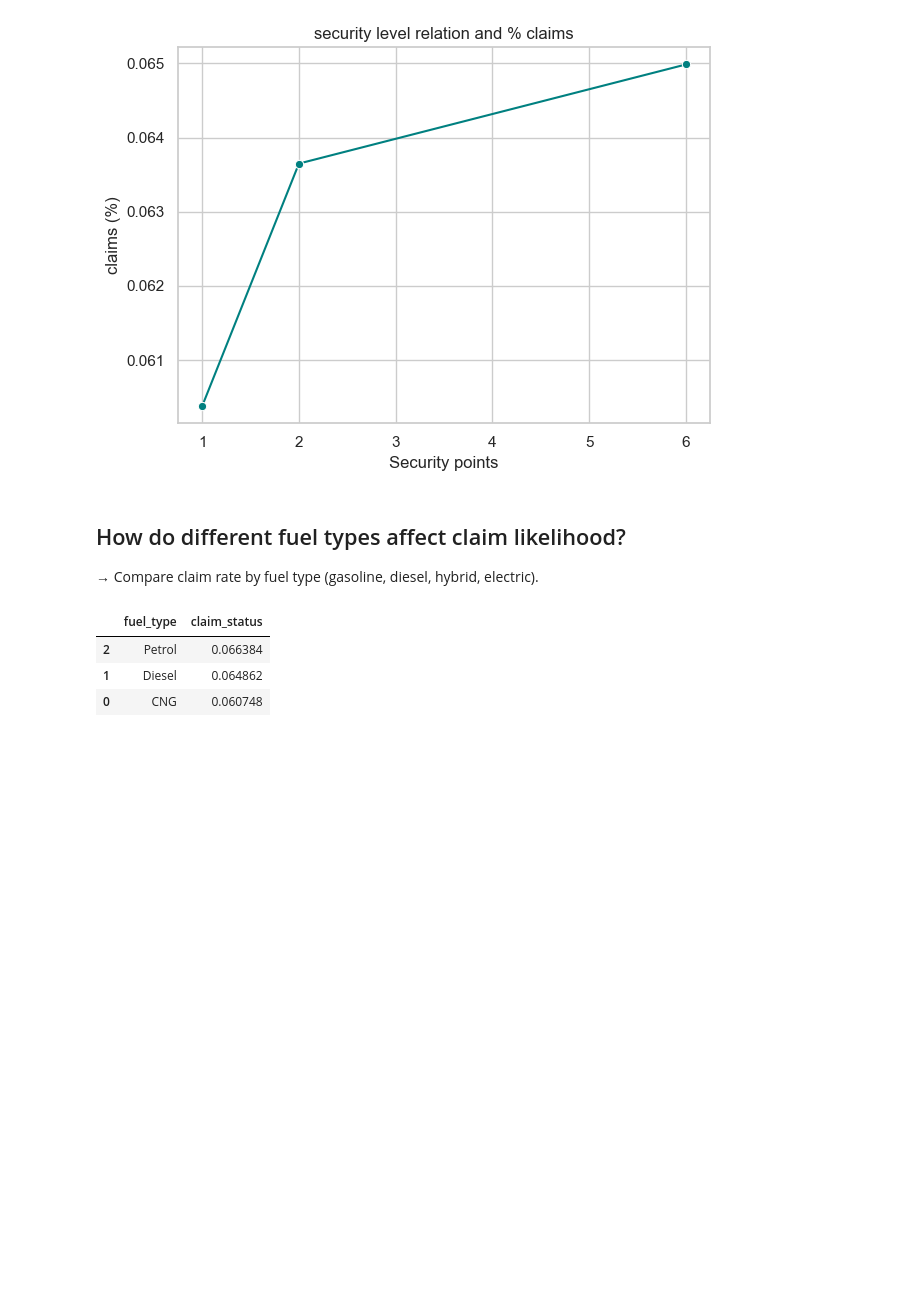
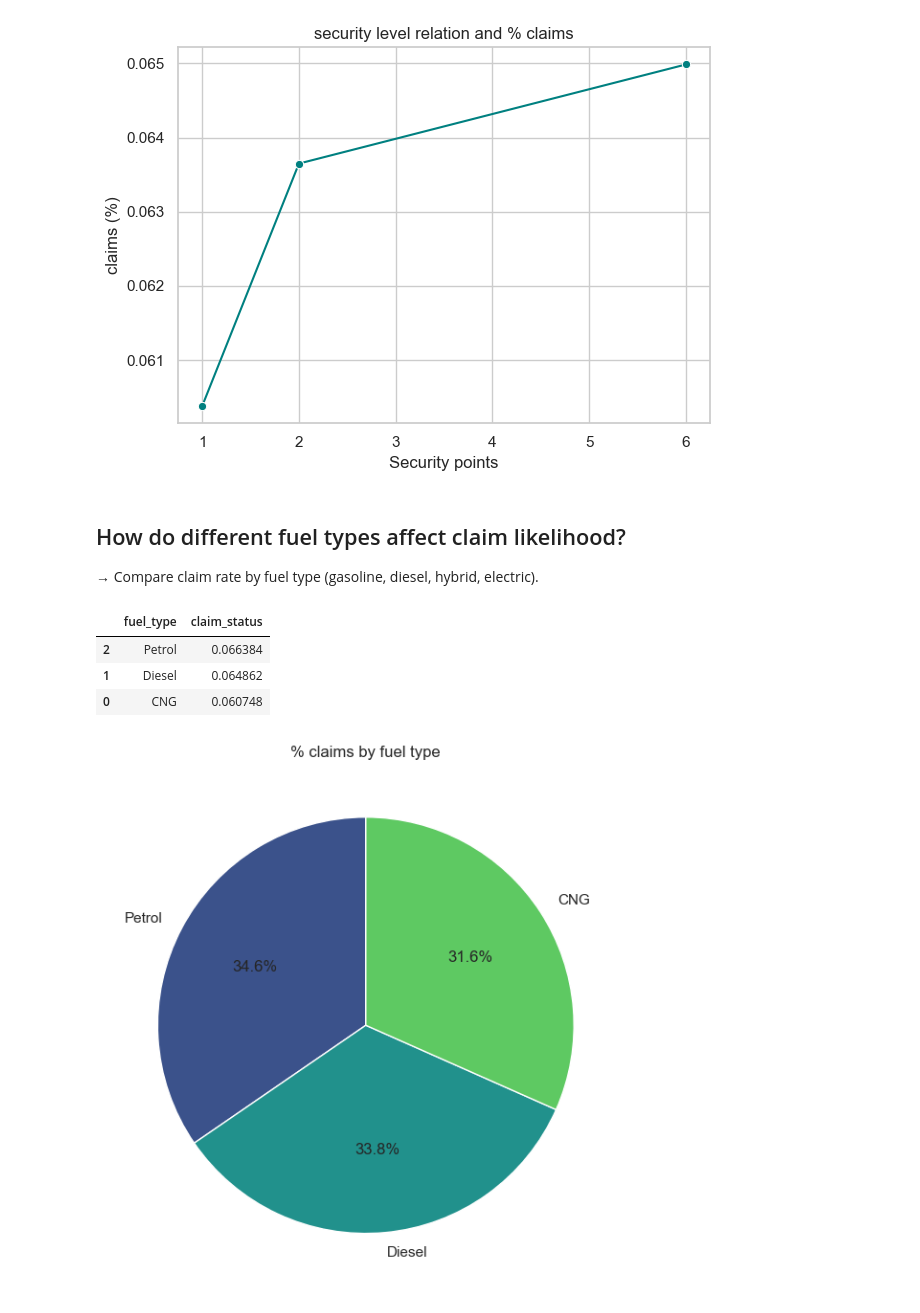
Before and after one commit to tlilimaryem7-cloud/project-2-eda-sql, a Jupyter notebook: vehicle-characteristics.ipynb, the cells around one changed output. Saved outputs shown, nothing was run; the diff lists cells and outputs as text; code cells hidden in the pictures; blank space fills up the shorter version.

```diff
--- a/vehicle-characteristics.ipynb
+++ b/vehicle-characteristics.ipynb
@@ -266,3 +266,17 @@ claim_rate_by_fuel
 | 2 | Petrol | 0.066384 |
 | 1 | Diesel | 0.064862 |
 | 0 | CNG | 0.060748 |
+# %%
+plt.figure(figsize=(6, 6))
+plt.pie(
+    claim_rate_by_fuel['claim_status'],
+    labels=claim_rate_by_fuel['fuel_type'],
+    autopct='%1.1f%%',
+    startangle=90,
+    colors=sns.color_palette('viridis', len(claim_rate_by_fuel))
+)
+plt.title('% claims by fuel type')
+plt.tight_layout()
+plt.show()
+# %% [output]
+[figure, added]
```
